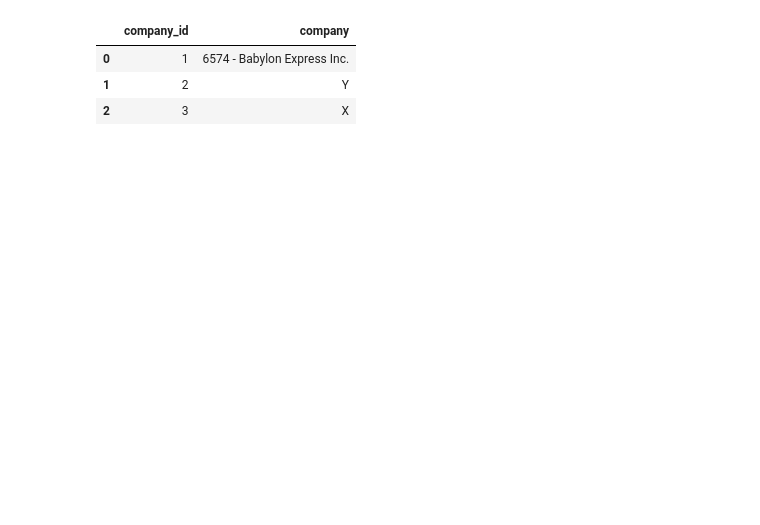
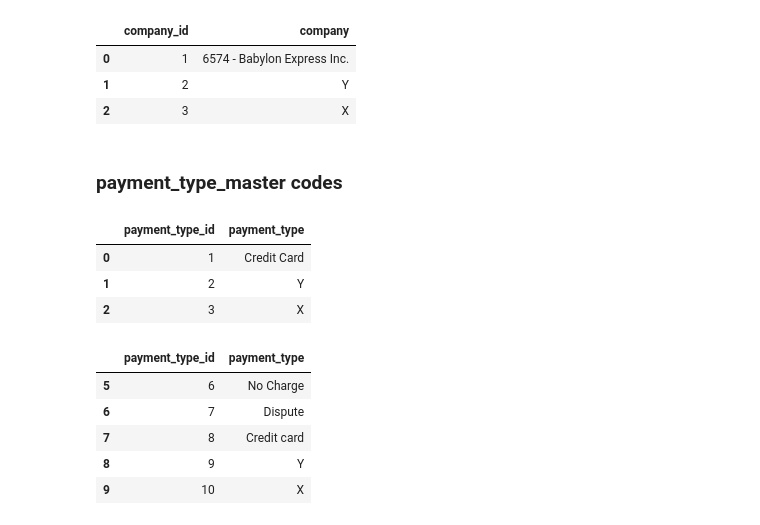
Before and after one commit to TiborVlasics/cubix-data-engineer, a Jupyter notebook: src/notebooks/07_transform_load.ipynb, the cells around one changed output. Cells and saved outputs as stored; diff of their text form; code cells hidden in the pictures; blank space fills up the shorter version.

```diff
--- a/src/notebooks/07_transform_load.ipynb
+++ b/src/notebooks/07_transform_load.ipynb
@@ -199,3 +199,61 @@ taxi_trips_company_only
 | 0 | 1 | 6574 - Babylon Express Inc. |
 | 1 | 2 | Y |
 | 2 | 3 | X |
+# %% [markdown]
+### payment_type_master codes
+# %%
+payment_type_master = taxi_trips["payment_type"].drop_duplicates().reset_index(drop=True)
+payment_type_master = pd.DataFrame({
+    "payment_type_id": range(1, len(payment_type_master) + 1),
+    "payment_type": payment_type_master
+})
+
+taxi_trips_payment_type_only = pd.DataFrame({
+    "payment_type_id": [1,2,3],
+    "payment_type": ["Credit Card", "Y", "X"]
+})
+taxi_trips_payment_type_only
+# %% [output]
+|  | payment_type_id | payment_type |
+| 0 | 1 | Credit Card |
+| 1 | 2 | Y |
+| 2 | 3 | X |
+# %%
+def update_payment_type_master(taxi_trips: pd.DataFrame, payment_type_master: pd.DataFrame) -> pd.DataFrame:
+    """
+    Update the payment_type_master DataFrame with new companies from the taxi_trips DataFrame
+
+    Paramters
+    ---------
+    taxi_trips: pd.DataFrame
+        The DataFrame containing the taxi trips data
+    payment_type_master: pd.DataFrame
+        The DataFrame containing the payment_type master data
+
+    Returns
+    -------
+    pd.DataFrame
+        The updated payment_type_master DataFrame
+    """
+    payment_type_max_id = payment_type_master["payment_type_id"].max()
+
+    new_payment_types_list = [payment_type for payment_type in taxi_trips["payment_type"].values if payment_type not in payment_type_master["payment_type"].values]
+
+    new_payment_types_df = pd.DataFrame({
+        "payment_type_id": range(payment_type_max_id + 1, payment_type_max_id + 1 + len(new_payment_types_list)),
+        "payment_type": new_payment_types_list
+    })
+
+    updated_payment_type_master = pd.concat([payment_type_master, new_payment_types_df], ignore_index=True)
+
+    return updated_payment_type_master
+# %%
+updated_payment_type_master = update_payment_type_master(taxi_trips_payment_type_only, payment_type_master)
+updated_payment_type_master.tail()
+# %% [output]
+|  | payment_type_id | payment_type |
+| 5 | 6 | No Charge |
+| 6 | 7 | Dispute |
+| 7 | 8 | Credit card |
+| 8 | 9 | Y |
+| 9 | 10 | X |
```
Also changed, not shown: parts of 16 cells of this notebook, 1 other file.
